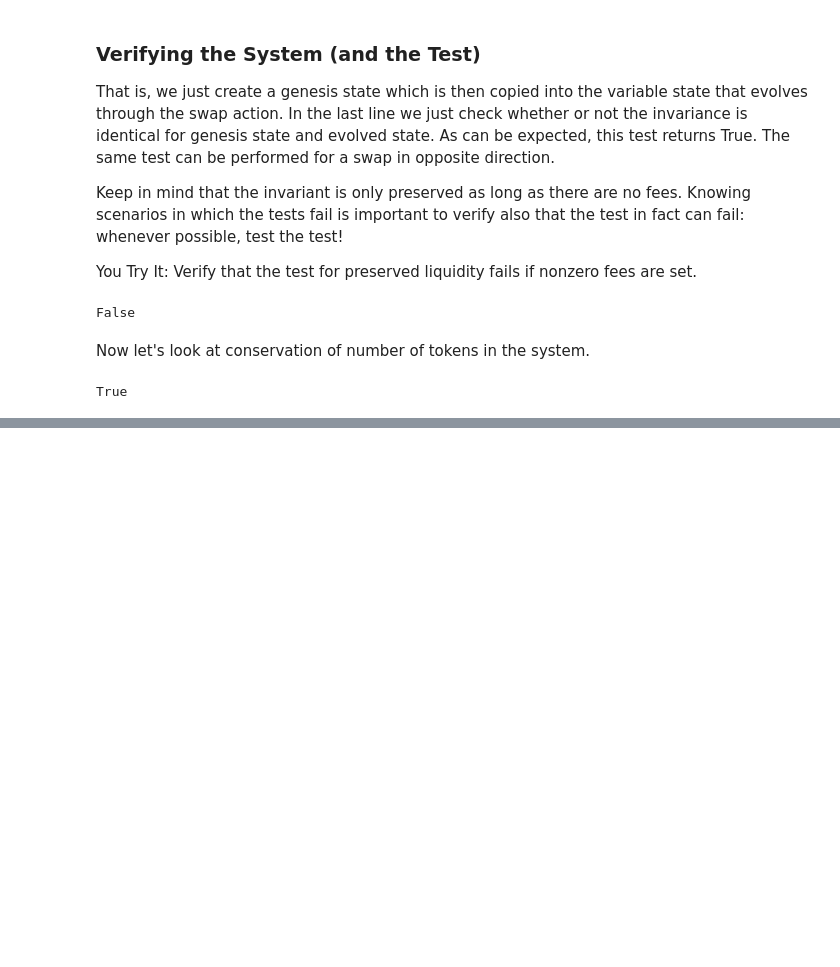
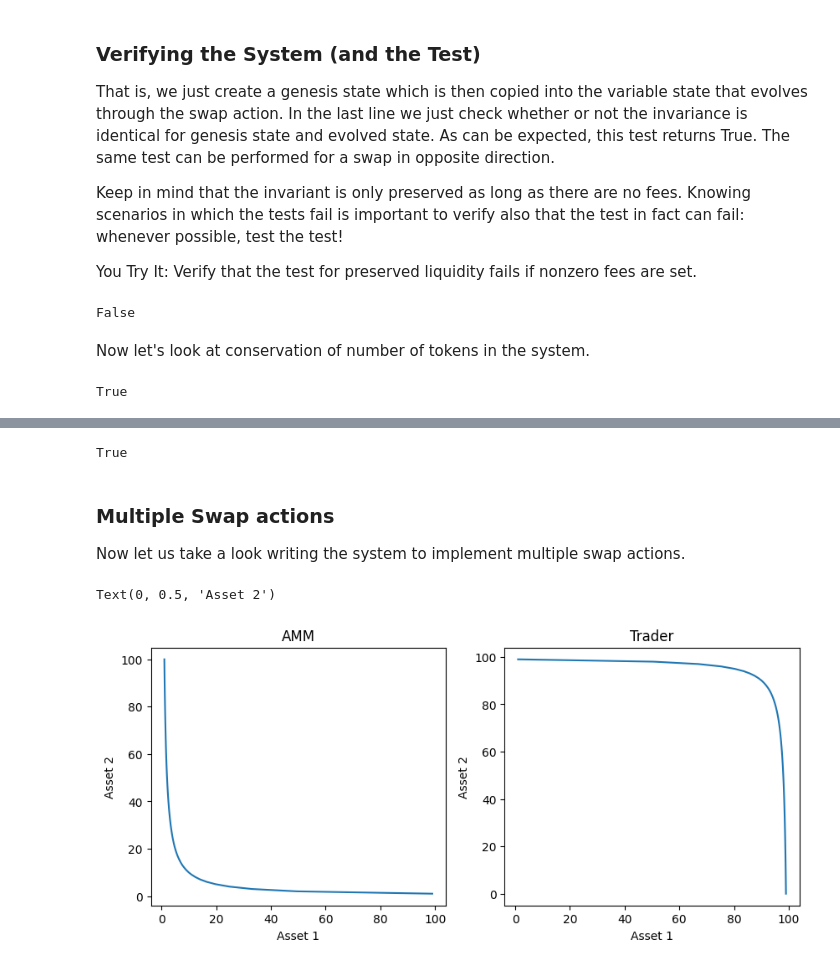
Before and after one commit to serveba/token_engineering, a Jupyter notebook: notebooks/3-digital-twin.ipynb, the cells around one changed output, grey strips where cells are left out. Cells and saved outputs as stored; diff of their text form; code cells hidden in the pictures; blank space fills up the shorter version.

```diff
--- a/notebooks/3-digital-twin.ipynb
+++ b/notebooks/3-digital-twin.ipynb
@@ -361,0 +420,54 @@ KeyError: 'LP'
+# %%
+genesis = init_genesis()
+
+state = copy.deepcopy(genesis)
+
+addLiquidity(state, ["Trader", 5, 5])
+
+removeLiquidity(state, ["Trader", 5, 5])
+
+genesis == state
+# %% [output]
+True
+# %% [markdown]
+### Multiple Swap actions
+
+Now let us take a look writing the system to implement multiple swap actions.
+# %%
+genesis = {
+    "AMM":{"r_1":99,"r_2":1,"s":math.sqrt(99),"fee":0.0},
+    "Trader":{"r_1":1,"r_2":99,"s":0},
+    "Liquidator":{"r_1":200,"r_2":200,"s":100}
+    }
+
+actionList= [ [swapToAsset1,["Trader",1]] ] * 99
+
+history = evolve(genesis, actionList)
+
+AMM_r1=[]
+Trader_r1=[]
+AMM_r2=[]
+Trader_r2=[]
+for s in history:
+    AMM_r1.append(s["AMM"]["r_1"])
+    Trader_r1.append(s["Trader"]["r_1"])
+    AMM_r2.append(s["AMM"]["r_2"])
+    Trader_r2.append(s["Trader"]["r_2"])
+
+
+plt.figure(figsize=(10,4))
+
+plt.subplot(1, 2, 1)
+plt.plot(AMM_r1,AMM_r2)
+plt.title('AMM')
+plt.xlabel("Asset 1")
+plt.ylabel("Asset 2")
+
+plt.subplot(1, 2, 2)
+plt.plot(Trader_r1,Trader_r2)
+plt.title('Trader')
+plt.xlabel("Asset 1")
+plt.ylabel("Asset 2")
+# %% [output]
+Text(0, 0.5, 'Asset 2')
+[figure, added]
```
Also changed, not shown: parts of 15 cells of this notebook.
